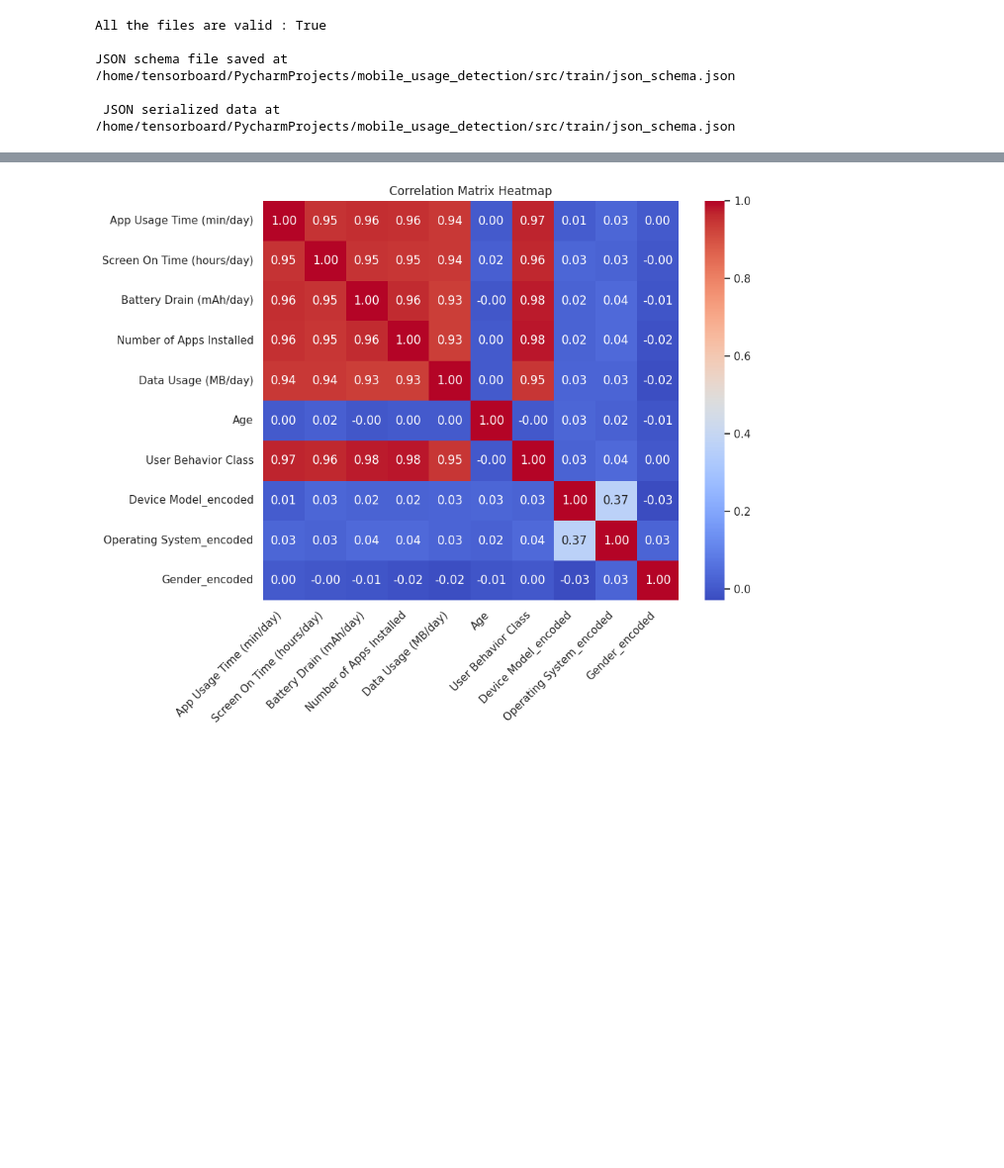
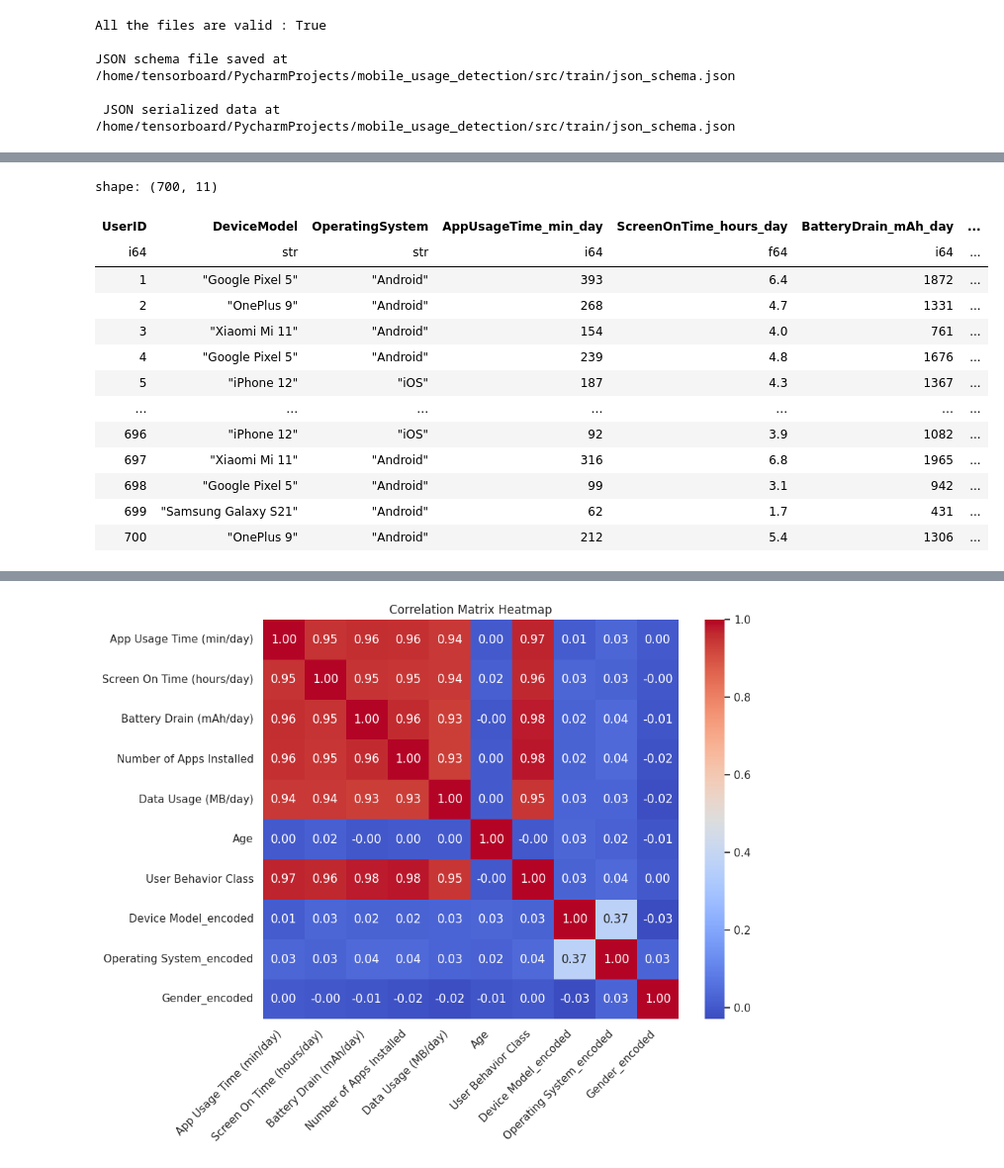
Before and after one commit to HlhDataScience/mobile-use-detection, a Jupyter notebook: EDA/EDA.ipynb, the cells around one changed output, grey strips where cells are left out. Shown at 99% size. Cells and saved outputs as stored; diff of their text form; code cells hidden in the pictures; blank space fills up the shorter version.

```diff
--- a/EDA/EDA.ipynb
+++ b/EDA/EDA.ipynb
@@ -106,5 +130,22 @@ shape: (9, 9)
 | "50%" | 351.0 | 228.0 | 4.9 | 1505.0 | 49.0 | ... |
 | "75%" | 525.0 | 433.0 | 7.4 | 2229.0 | 74.0 | ... |
 | "max" | 700.0 | 598.0 | 12.0 | 2993.0 | 99.0 | ... |
+# %%
+df
+# %% [output]
+shape: (700, 11)
+| UserID | DeviceModel | OperatingSystem | AppUsageTime_min_day | ScreenOnTime_hours_day | BatteryDrain_mAh_day | ... |
+| i64 | str | str | i64 | f64 | i64 | ... |
+| 1 | "Google Pixel 5" | "Android" | 393 | 6.4 | 1872 | ... |
+| 2 | "OnePlus 9" | "Android" | 268 | 4.7 | 1331 | ... |
+| 3 | "Xiaomi Mi 11" | "Android" | 154 | 4.0 | 761 | ... |
+| 4 | "Google Pixel 5" | "Android" | 239 | 4.8 | 1676 | ... |
+| 5 | "iPhone 12" | "iOS" | 187 | 4.3 | 1367 | ... |
+| … | … | … | … | … | … | ... |
+| 696 | "iPhone 12" | "iOS" | 92 | 3.9 | 1082 | ... |
+| 697 | "Xiaomi Mi 11" | "Android" | 316 | 6.8 | 1965 | ... |
+| 698 | "Google Pixel 5" | "Android" | 99 | 3.1 | 942 | ... |
+| 699 | "Samsung Galaxy S21" | "Android" | 62 | 1.7 | 431 | ... |
+| 700 | "OnePlus 9" | "Android" | 212 | 5.4 | 1306 | ... |
 # %%
 x, labels, correlation_x = df_transformation_to_np(df, config, True)
```
Also changed, not shown: parts of 9 cells of this notebook, 5 other files.
